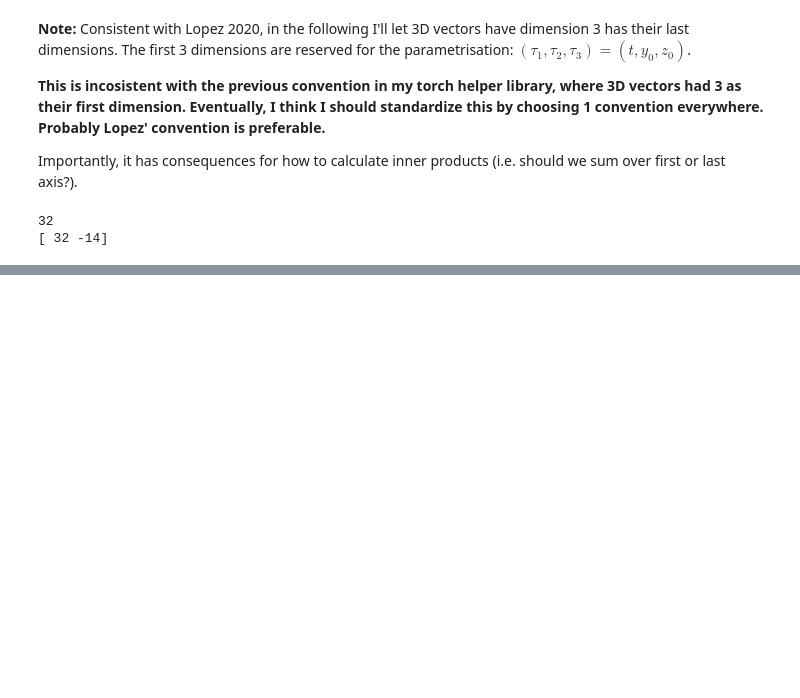
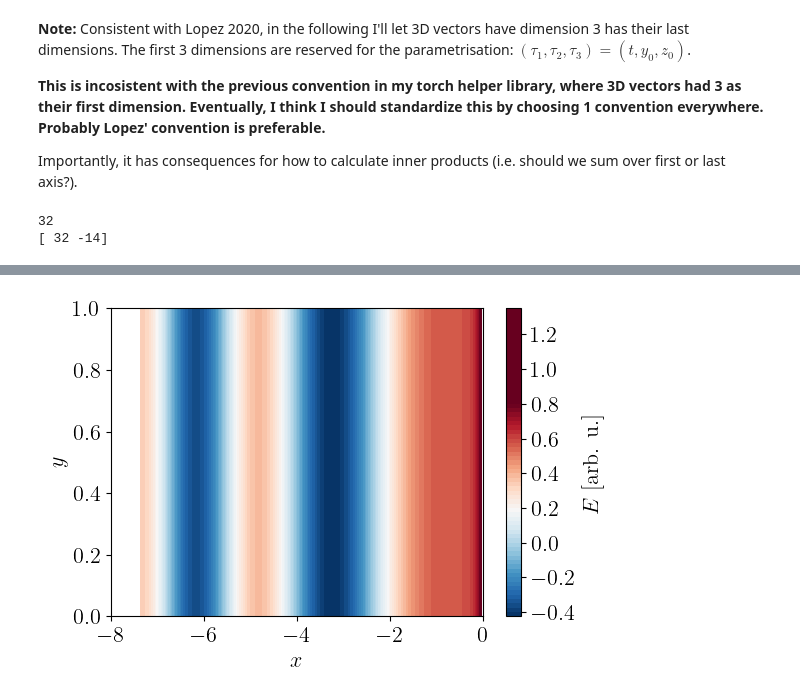
Before and after one commit to runehoejlund/plasma-ray-tracer, a Jupyter notebook: MGO/go.ipynb, the cells around one changed output, grey strips where cells are left out. Saved outputs shown, nothing was run; the diff lists cells and outputs as text; code cells hidden in the pictures; blank space fills up the shorter version.

```diff
--- a/MGO/go.ipynb
+++ b/MGO/go.ipynb
@@ -229,0 +250,12 @@ plt.show()
+# %%
+X, Y = np.meshgrid(x, y, indexing='ij')
+E_XY = interp_field(X, Y, np.zeros_like(X))
+# %%
+plt.figure(figsize=(6,4))
+plt.contourf(X, Y, E_XY, cmap='RdBu_r', vmax=0.8, levels=80)
+plt.colorbar(label='$E$ [arb. u.]')
+plt.xlabel(r'$x$')
+plt.ylabel(r'$y$')
+plt.show()
+# %% [output]
+[figure, added]
```
Also changed, not shown: parts of 7 cells of this notebook.
